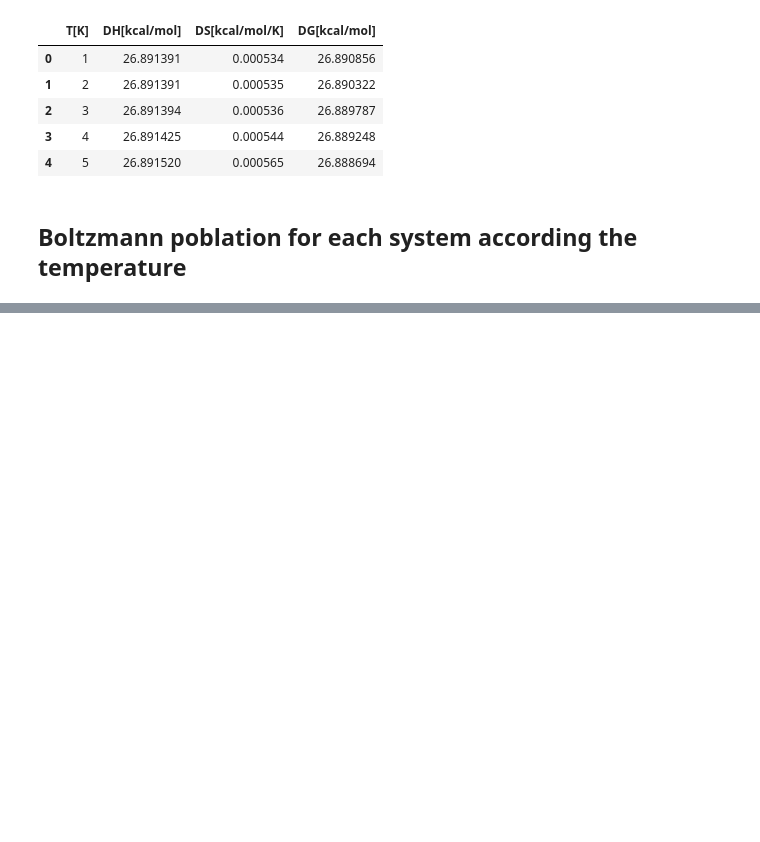
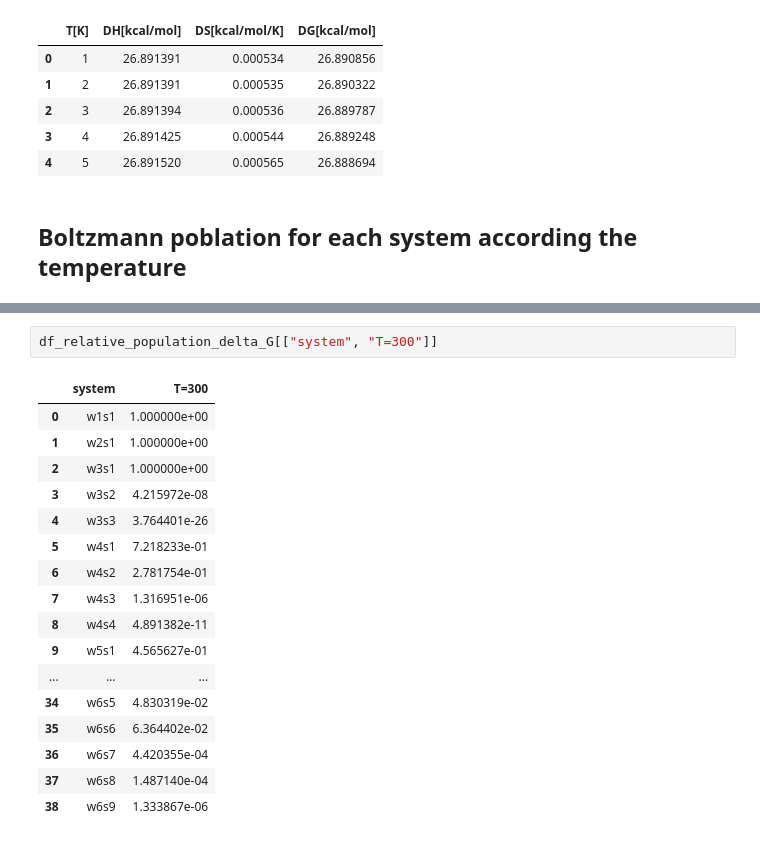
Before and after one commit to AndyDanian/ThermoChemistry, a Jupyter notebook: jupyter/thermo_hgw.ipynb, the cells around one changed output, grey strips where cells are left out. Cells and saved outputs as stored; diff of their text form; blank space fills up the shorter version.

```diff
--- a/jupyter/thermo_hgw.ipynb
+++ b/jupyter/thermo_hgw.ipynb
@@ -375,0 +582,20 @@ ax.plot(thermochemical_results['T[K]'], relative_population)
+# %%
+df_relative_population_delta_G[["system", "T=300"]]
+# %% [output]
+|  | system | T=300 |
+| 0 | w1s1 | 1.000000e+00 |
+| 1 | w2s1 | 1.000000e+00 |
+| 2 | w3s1 | 1.000000e+00 |
+| 3 | w3s2 | 4.215972e-08 |
+| 4 | w3s3 | 3.764401e-26 |
+| 5 | w4s1 | 7.218233e-01 |
+| 6 | w4s2 | 2.781754e-01 |
+| 7 | w4s3 | 1.316951e-06 |
+| 8 | w4s4 | 4.891382e-11 |
+| 9 | w5s1 | 4.565627e-01 |
+| ... | ... | ... |
+| 34 | w6s5 | 4.830319e-02 |
+| 35 | w6s6 | 6.364402e-02 |
+| 36 | w6s7 | 4.420355e-04 |
+| 37 | w6s8 | 1.487140e-04 |
+| 38 | w6s9 | 1.333867e-06 |
```
Also changed, not shown: parts of 22 cells of this notebook.
